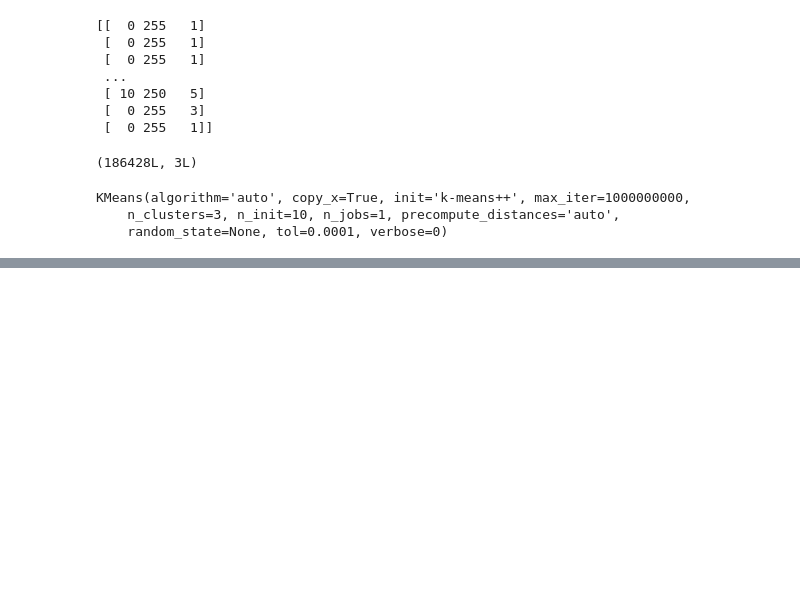
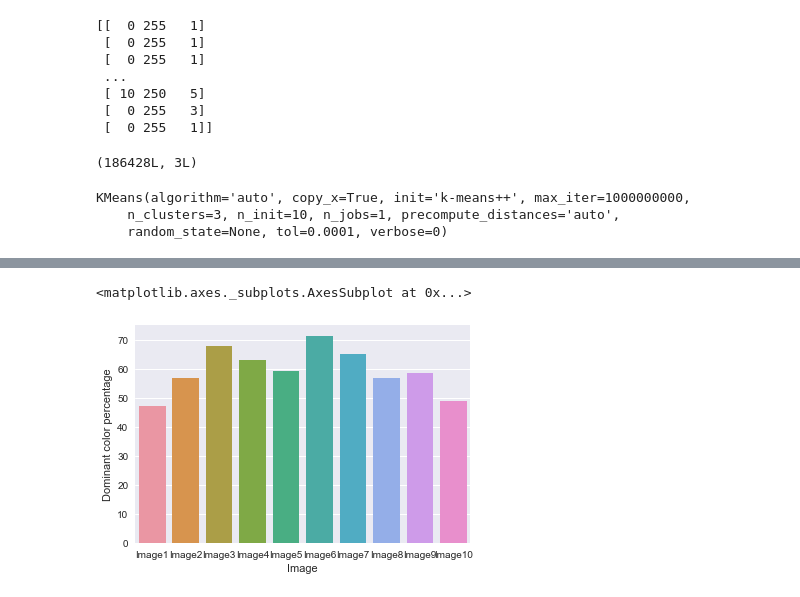
Before and after one commit to mananwalia959/dominant_color, a Jupyter notebook: colors.ipynb, the cells around one changed output, grey strips where cells are left out. Drawn from its saved outputs; the diff is of its cells as text; code cells hidden in the pictures; blank space fills up the shorter version.

```diff
--- a/colors.ipynb
+++ b/colors.ipynb
@@ -139 +161,5 @@ color is #8c8688 at 63.05 percent and is closest to grey
 ... (18 outputs left out)
+# %%
+import seaborn as sns
+sns.set()
+print (df)
@@ -139,0 +178,5 @@ color is #8c8688 at 63.05 percent and is closest to grey
+# %%
+sns.barplot(data=df,x="Image",y='Dominant color percentage')
+# %% [output]
+<matplotlib.axes._subplots.AxesSubplot at 0x...>
+[figure, added]
```
Also changed, not shown: parts of 10 cells of this notebook.
